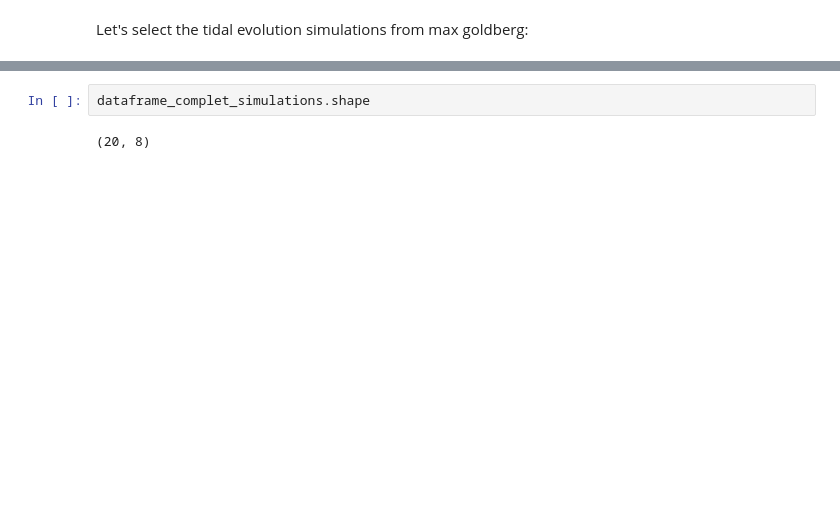
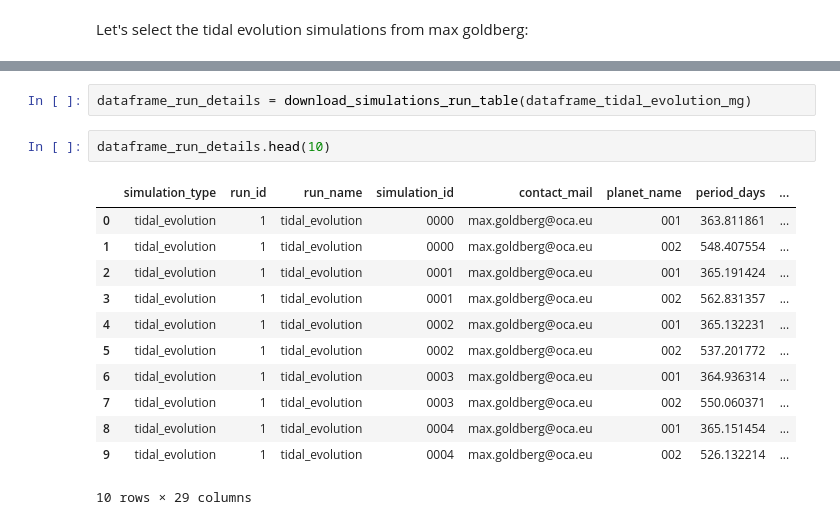
Before and after one commit to adleleu/resonantstate_nb, a Jupyter notebook: notebook_simulations.ipynb, the cells around one changed output, grey strips where cells are left out. Drawn from its saved outputs; the diff is of its cells as text; blank space fills up the shorter version.

```diff
--- a/notebook_simulations.ipynb
+++ b/notebook_simulations.ipynb
@@ -92,4 +42,17 @@ https://dace.unige.ch/downloads/resonant_state/simulations/tables/Shibata_Izidor
-# %%
-dataframe_complet_simulations.shape
-# %% [output]
-(20, 8)
+# %%
+dataframe_run_details = download_simulations_run_table(dataframe_tidal_evolution_mg)
+# %%
+dataframe_run_details.head(10)
+# %% [output]
+|  | simulation_type | run_id | run_name | simulation_id | contact_mail | planet_name | period_days | ... |
+| 0 | tidal_evolution | 1 | tidal_evolution | 0000 | max.goldberg@oca.eu | 001 | 363.811861 | ... |
+| 1 | tidal_evolution | 1 | tidal_evolution | 0000 | max.goldberg@oca.eu | 002 | 548.407554 | ... |
+| 2 | tidal_evolution | 1 | tidal_evolution | 0001 | max.goldberg@oca.eu | 001 | 365.191424 | ... |
+| 3 | tidal_evolution | 1 | tidal_evolution | 0001 | max.goldberg@oca.eu | 002 | 562.831357 | ... |
+| 4 | tidal_evolution | 1 | tidal_evolution | 0002 | max.goldberg@oca.eu | 001 | 365.132231 | ... |
+| 5 | tidal_evolution | 1 | tidal_evolution | 0002 | max.goldberg@oca.eu | 002 | 537.201772 | ... |
+| 6 | tidal_evolution | 1 | tidal_evolution | 0003 | max.goldberg@oca.eu | 001 | 364.936314 | ... |
+| 7 | tidal_evolution | 1 | tidal_evolution | 0003 | max.goldberg@oca.eu | 002 | 550.060371 | ... |
+| 8 | tidal_evolution | 1 | tidal_evolution | 0004 | max.goldberg@oca.eu | 001 | 365.151454 | ... |
+| 9 | tidal_evolution | 1 | tidal_evolution | 0004 | max.goldberg@oca.eu | 002 | 526.132214 | ... |
+10 rows × 29 columns
```
Also changed, not shown: parts of 13 cells of this notebook, 1 other file.
